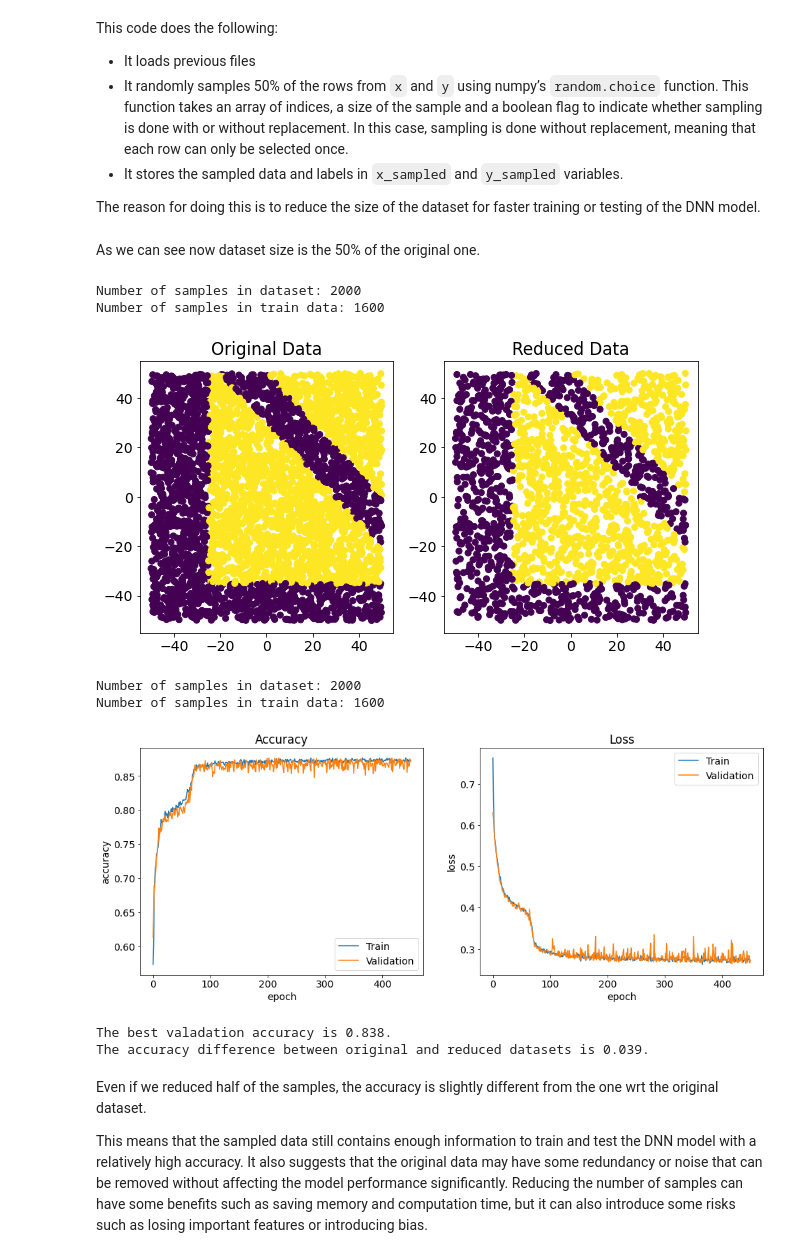
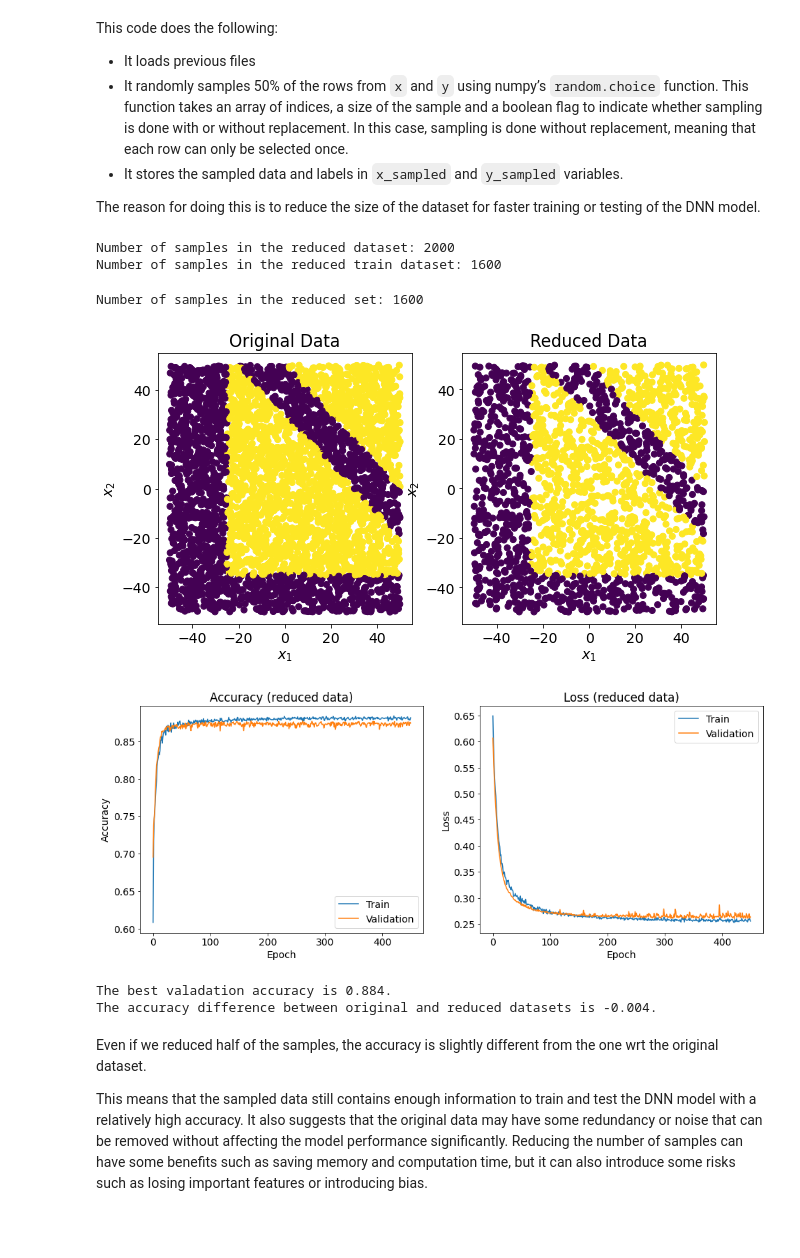
Before and after one commit to Berto70/comp_lab_b, a Jupyter notebook: assignments/group2307_exercise1.ipynb, the cells around one changed output. Cells and saved outputs as stored; diff of their text form; code cells hidden in the pictures; blank space fills up the shorter version.

```diff
--- a/assignments/group2307_exercise1.ipynb
+++ b/assignments/group2307_exercise1.ipynb
@@ -491,8 +518,6 @@ n_samples = int(0.5 * len(x))
 indices = np.random.choice(len(x), size=n_samples, replace=False)
 x_sampled = x[indices]
 y_sampled = y[indices]
-# %% [markdown]
-As we can see now dataset size is the 50% of the original one.
 # %%
 Per_train = 0.8
 
@@ -500,30 +525,42 @@ N = len(x_sampled)
 L = len(x_sampled[0])
 N_train = int(Per_train*N)
 
-print("Number of samples in dataset:",N)
-print("Number of samples in train data:",N_train)
+print("Number of samples in the reduced dataset:",N)
+print("Number of samples in the reduced train dataset:",N_train)
+
+# sampling between training and validation samples
+(x_train_red, y_train_red) = (x[0:N_train], y[0:N_train])
+(x_valid_red, y_valid_red) = (x[N_train:], y[N_train:])
 # %% [output]
-Number of samples in dataset: 2000
-Number of samples in train data: 1600
+Number of samples in the reduced dataset: 2000
+Number of samples in the reduced train dataset: 1600
+# %%
+def Rescaling(x):
+    X = (x-x.mean())/x.std()
+    return X
+
+x_train_red = Rescaling(x_train_red)
+x_valid_red = Rescaling(x_valid_red)
+
+print("Number of samples in the reduced set:", len(x_train_red))
+# %% [output]
+Number of samples in the reduced set: 1600
 # %%
 # Plot the original data and the reduced data
 fig, axs = plt.subplots(1, 2, figsize=(10, 5))
+
 axs[0].scatter(x[:, 0], x[:, 1], c=y)
 axs[0].set_title('Original Data')
 axs[1].scatter(x_sampled[:, 0], x_sampled[:, 1], c=y_sampled)
 axs[1].set_title('Reduced Data')
+
+axs[0].set_xlabel('$x_1$')
+axs[0].set_ylabel('$x_2$')
+axs[1].set_xlabel('$x_1$')
+axs[1].set_ylabel('$x_2$')
+
 plt.show()
 # %% [output]
-[figure, old version]
+[figure, new version]
-# %%
-Per_train = 0.8
-N = len(x_sampled)
-L = len(x_sampled[0])
-N_train = int(Per_train*N)
-print("Number of samples in dataset:",N)
-print("Number of samples in train data:",N_train)
-# %% [output]
-Number of samples in dataset: 2000
-Number of samples in train data: 1600
 # %%
 # Creating and training our NN model w/ the reduced dataset
@@ -556,34 +594,34 @@ ax1 = fig.add_subplot(1,2,1)
 ax2 = fig.add_subplot(1,2,2)
 
 # Accuracy in training and validation
-ax1.plot(fit.history['accuracy'])
-ax1.plot(fit.history['val_accuracy'])
+ax1.plot(fit_red.history['accuracy'])
+ax1.plot(fit_red.history['val_accuracy'])
 
 # Setting labels and legend
-ax1.set_title('Accuracy')
-ax1.set_ylabel('accuracy')
-ax1.set_xlabel('epoch')
+ax1.set_title('Accuracy (reduced data)')
+ax1.set_ylabel('Accuracy')
+ax1.set_xlabel('Epoch')
 ax1.legend(['Train', 'Validation'])
 
 # Loss in training and validation
-ax2.plot(fit.history['loss'])
-ax2.plot(fit.history['val_loss'])
+ax2.plot(fit_red.history['loss'])
+ax2.plot(fit_red.history['val_loss'])
 
 # Setting laels and legend
-ax2.set_title('Loss')
-ax2.set_ylabel('loss')
-ax2.set_xlabel('epoch')
+ax2.set_title('Loss (reduced data)')
+ax2.set_ylabel('Loss')
+ax2.set_xlabel('Epoch')
 ax2.legend(['Train', 'Validation'])
 
 plt.show()
 
 max_val_acc_red = np.max(fit_red.history['accuracy'])
 print('The best valadation accuracy is %.3f.' %(max_val_acc_red))
-print('The accuracy difference between original and reduced datasets is %.3f.' %(abs(max_val_acc_red-max_val_acc)))
+print('The accuracy difference between original and reduced datasets is %.3f.' %((max_val_acc-max_val_acc_red)))
 # %% [output]
-[figure, old version]
+[figure, new version]
-The best valadation accuracy is 0.838.
-The accuracy difference between original and reduced datasets is 0.039.
+The best valadation accuracy is 0.884.
+The accuracy difference between original and reduced datasets is -0.004.
 # %% [markdown]
 Even if we reduced half of the samples, the accuracy is slightly different from the one wrt the original dataset.
 
```
Also changed, not shown: parts of 44 cells of this notebook, 3 other files.
